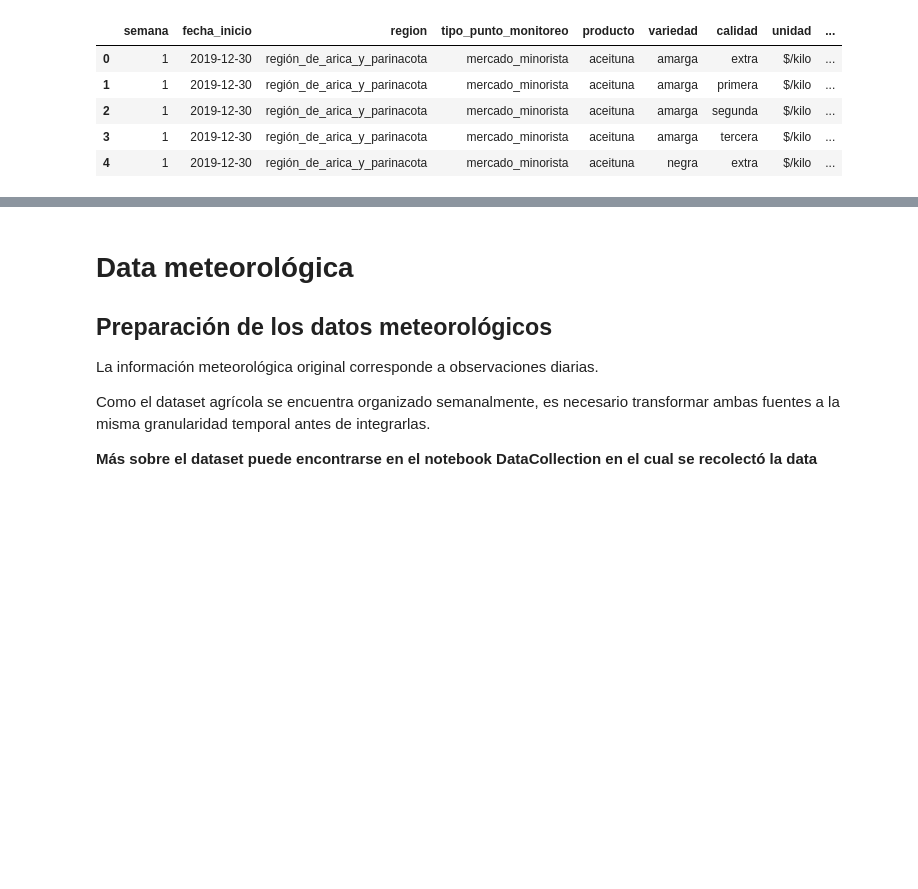
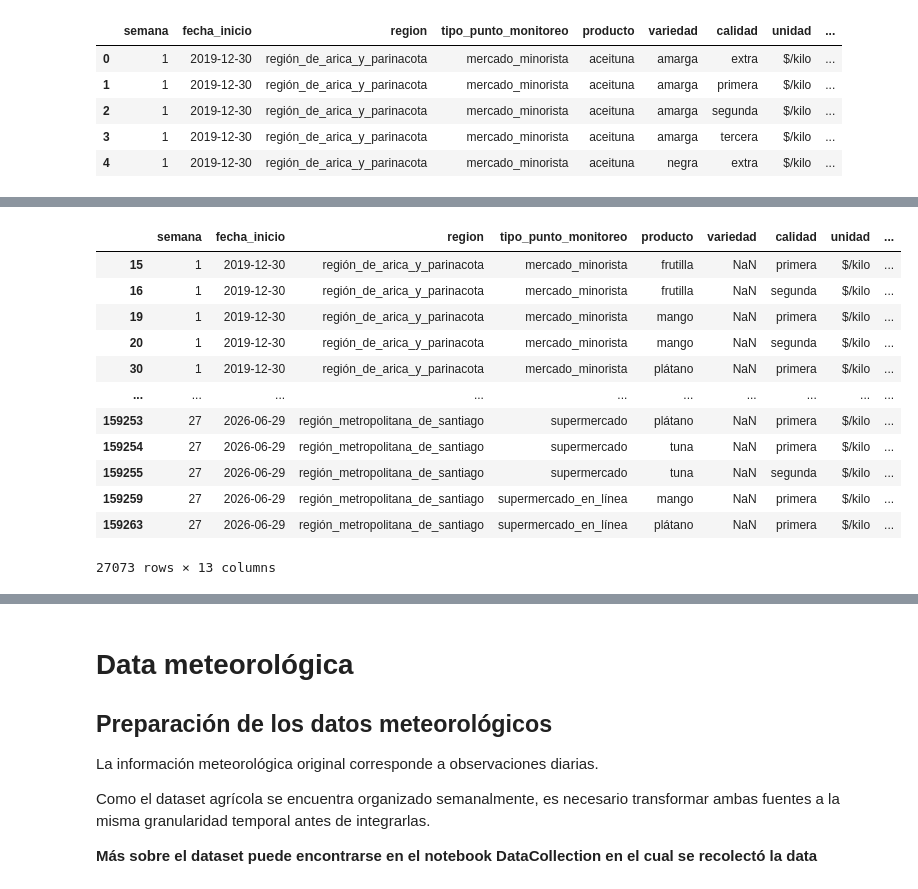
Before and after one commit to arenasjti-web/DataProjects, a Jupyter notebook: Fruit_Price_Prediction/DataPreparation.ipynb, the cells around one changed output, grey strips where cells are left out. Saved outputs shown, nothing was run; the diff lists cells and outputs as text; code cells hidden in the pictures; blank space fills up the shorter version.

```diff
--- a/Fruit_Price_Prediction/DataPreparation.ipynb
+++ b/Fruit_Price_Prediction/DataPreparation.ipynb
@@ -204,0 +245,2 @@ Debido a que dicha información se encontraba codificada dentro del nombre del p
+# %%
+df_agricola["variedad"] = df_agricola["variedad"].replace("sin_especificar", np.nan)
@@ -224,10 +274,16 @@ Name: count, dtype: int64
 # %%
 for row in df_agricola[df_agricola.variedad.isna()].itertuples():
     partes = row.producto.split("_")
+
     if len(partes) == 3:
-        df_agricola.at[row.Index,"producto"] = partes[0]
-        df_agricola.at[row.Index,"variedad"] = partes[1]
-        df_agricola.at[row.Index,"calidad"] = partes[2]
+        df_agricola.at[row.Index, "producto"] = partes[0]
+        df_agricola.at[row.Index, "variedad"] = partes[1]
+        df_agricola.at[row.Index, "calidad"] = partes[2]
+
+    elif len(partes) == 2:
+        df_agricola.at[row.Index, "producto"] = partes[0]
+        df_agricola.at[row.Index, "variedad"] = partes[1]
+        # calidad queda como está (NaN)
 # %%
 df_agricola.isnull().sum()
 # %% [output]
@@ -259,6 +315,12 @@ df_agricola.head()
 df_agricola["calidad"] = df_agricola["calidad"].str.replace("(", "", regex=False)
 df_agricola["calidad"] = df_agricola["calidad"].str.replace(")", "", regex=False)
 
+df_agricola["producto"] = df_agricola["producto"].str.replace("(", "", regex=False)
+df_agricola["producto"] = df_agricola["producto"].str.replace(")", "", regex=False)
+
+df_agricola["variedad"] = df_agricola["variedad"].str.replace("(", "", regex=False)
+df_agricola["variedad"] = df_agricola["variedad"].str.replace(")", "", regex=False)
+
 df_agricola.head()
 # %% [output]
 |  | semana | fecha_inicio | region | tipo_punto_monitoreo | producto | variedad | calidad | unidad | ... |
@@ -269,0 +356,10 @@ df_agricola.head()
+# %%
+# necesito todas las entradas del campo calidad que contengan 1a o 2a y hacer un split...
+
+for row in df_agricola[df_agricola["calidad"].str.contains("1a|2a", na=False)].itertuples():
+    partes = row.calidad.split("_")
+
+    if len(partes) == 2:
+        calidad = "primera" if partes[0] == "1a" else "segunda"
+        df_agricola.at[row.Index, "variedad"] = partes[1]
+        df_agricola.at[row.Index, "calidad"] = calidad
@@ -269,0 +372,16 @@ df_agricola.head()
+# %%
+df_agricola[df_agricola.variedad.isna()]
+# %% [output]
+|  | semana | fecha_inicio | region | tipo_punto_monitoreo | producto | variedad | calidad | unidad | ... |
+| 15 | 1 | 2019-12-30 | región_de_arica_y_parinacota | mercado_minorista | frutilla | NaN | primera | $/kilo | ... |
+| 16 | 1 | 2019-12-30 | región_de_arica_y_parinacota | mercado_minorista | frutilla | NaN | segunda | $/kilo | ... |
+| 19 | 1 | 2019-12-30 | región_de_arica_y_parinacota | mercado_minorista | mango | NaN | primera | $/kilo | ... |
+| 20 | 1 | 2019-12-30 | región_de_arica_y_parinacota | mercado_minorista | mango | NaN | segunda | $/kilo | ... |
+| 30 | 1 | 2019-12-30 | región_de_arica_y_parinacota | mercado_minorista | plátano | NaN | primera | $/kilo | ... |
+| ... | ... | ... | ... | ... | ... | ... | ... | ... | ... |
+| 159253 | 27 | 2026-06-29 | región_metropolitana_de_santiago | supermercado | plátano | NaN | primera | $/kilo | ... |
+| 159254 | 27 | 2026-06-29 | región_metropolitana_de_santiago | supermercado | tuna | NaN | primera | $/kilo | ... |
+| 159255 | 27 | 2026-06-29 | región_metropolitana_de_santiago | supermercado | tuna | NaN | segunda | $/kilo | ... |
+| 159259 | 27 | 2026-06-29 | región_metropolitana_de_santiago | supermercado_en_línea | mango | NaN | primera | $/kilo | ... |
+| 159263 | 27 | 2026-06-29 | región_metropolitana_de_santiago | supermercado_en_línea | plátano | NaN | primera | $/kilo | ... |
+27073 rows × 13 columns
```
Also changed, not shown: parts of 19 cells of this notebook, 2 other files.
